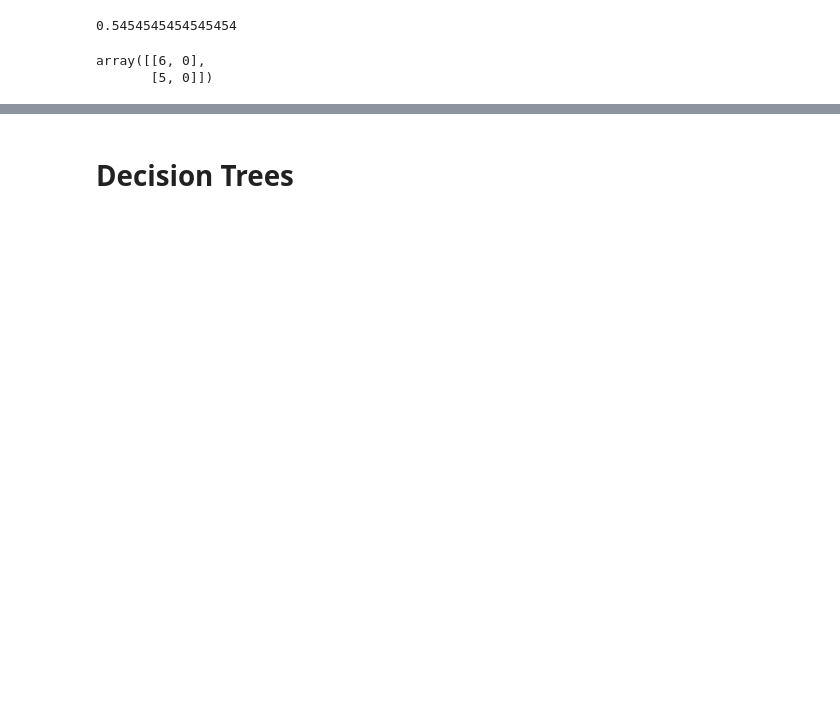
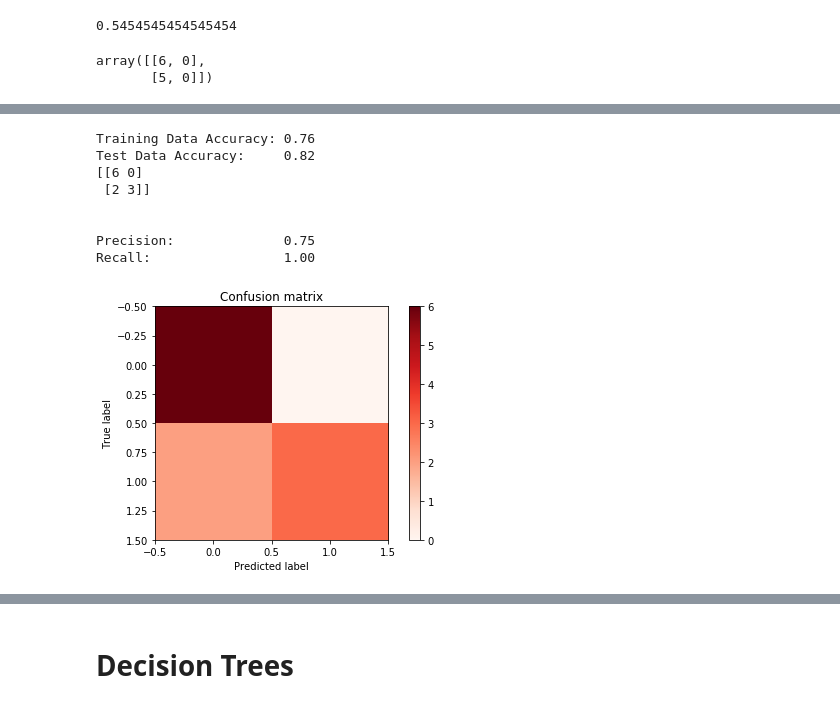
Before and after one commit to cyrus-rustomji/metis, a Jupyter notebook: spotify_3/Code/3_Modeling.ipynb, the cells around one changed output, grey strips where cells are left out. Saved outputs shown, nothing was run; the diff lists cells and outputs as text; code cells hidden in the pictures; blank space fills up the shorter version.

Commit message:
added naive bayes model, best model

```diff
--- a/spotify_3/Code/3_Modeling.ipynb
+++ b/spotify_3/Code/3_Modeling.ipynb
@@ -230,0 +245,3 @@ quick_test_afew_times(linearsvc, X, y)
+# %%
+y,X=dmatrices('platinum ~ followers + popularity',data=df,return_type='dataframe')
+xtrain, xtest, ytrain, ytest = cross_validation.train_test_split(X, y, test_size=0.2, random_state=1234)
@@ -230,0 +284,49 @@ quick_test_afew_times(linearsvc, X, y)
+# %%
+def plot_confusion_matrix(cm,title='Confusion matrix', cmap=plt.cm.Reds):
+    plt.imshow(cm, interpolation='nearest',cmap=cmap)
+    plt.title(title)
+    plt.colorbar()
+    plt.tight_layout()
+    plt.ylabel('True label')
+    plt.xlabel('Predicted label')
+
+#Could be a typical function for classifying:
+
+def train_score(classifier,x,y):
+    xtrain, xtest, ytrain, ytest2 = cross_validation.train_test_split(x, y, test_size=0.2, random_state=1234)
+    ytrain2=np.ravel(ytrain)
+    clf = classifier.fit(xtrain, ytrain2)
+    # accuracy for test & train:
+    train_acc=clf.score(xtrain, ytrain2)
+    test_acc=clf.score(xtest,ytest2)
+    print("Training Data Accuracy: %0.2f" %(train_acc))
+    print("Test Data Accuracy:     %0.2f" %(test_acc))
+
+    y_true = ytest
+    y_pred = clf.predict(xtest)
+
+
+    conf = confusion_matrix(y_true, y_pred)
+    print(conf)
+
+    print ('\n')
+    print ("Precision:              %0.2f" %(conf[0, 0] / (conf[0, 0] + conf[1, 0])))
+    print ("Recall:                 %0.2f"% (conf[0, 0] / (conf[0, 0] + conf[0, 1])))
+
+    cm=confusion_matrix(y_true, y_pred, labels=None)
+
+    plt.figure()
+    plot_confusion_matrix(cm)
+# %%
+log_clf=naive_bayes.MultinomialNB()
+train_score(log_clf,X,y)
+# %% [output]
+Training Data Accuracy: 0.76
+Test Data Accuracy:     0.82
+[[6 0]
+ [2 3]]
+
+
+Precision:              0.75
+Recall:                 1.00
+[figure, added]
```
Also changed, not shown: parts of 33 cells of this notebook, 7 other files.
